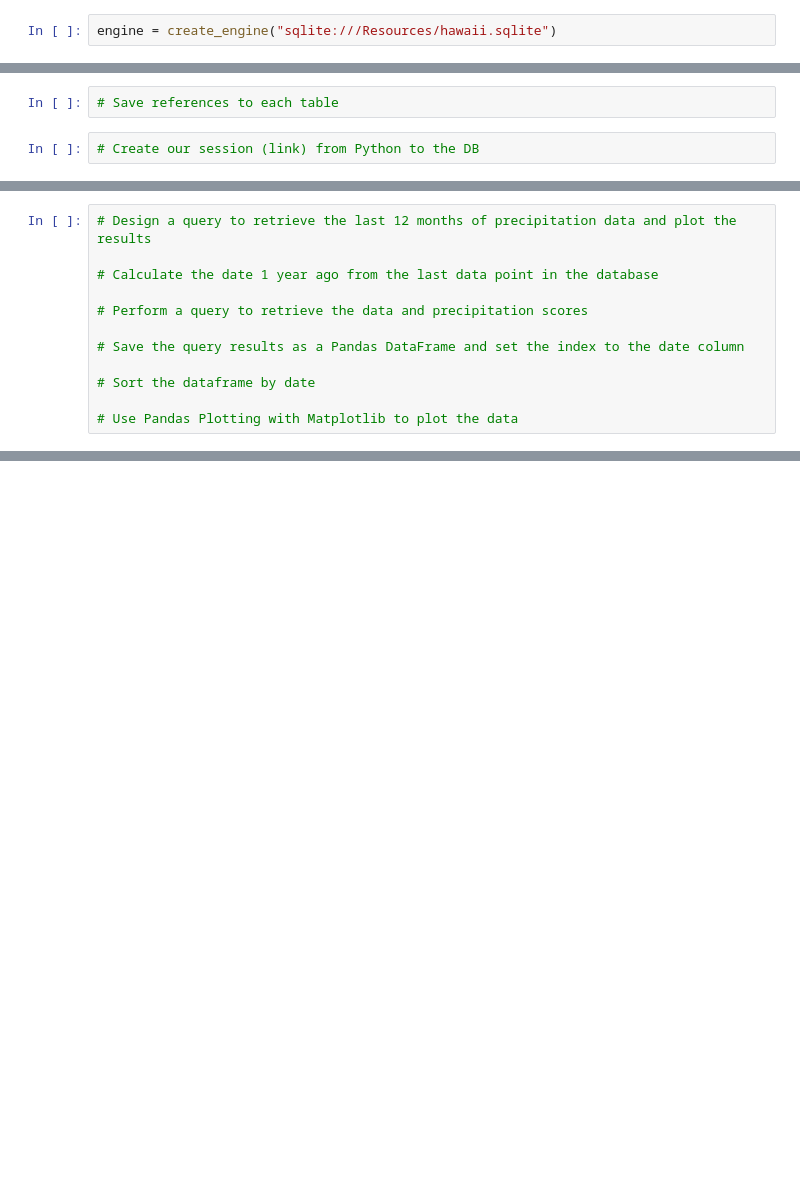
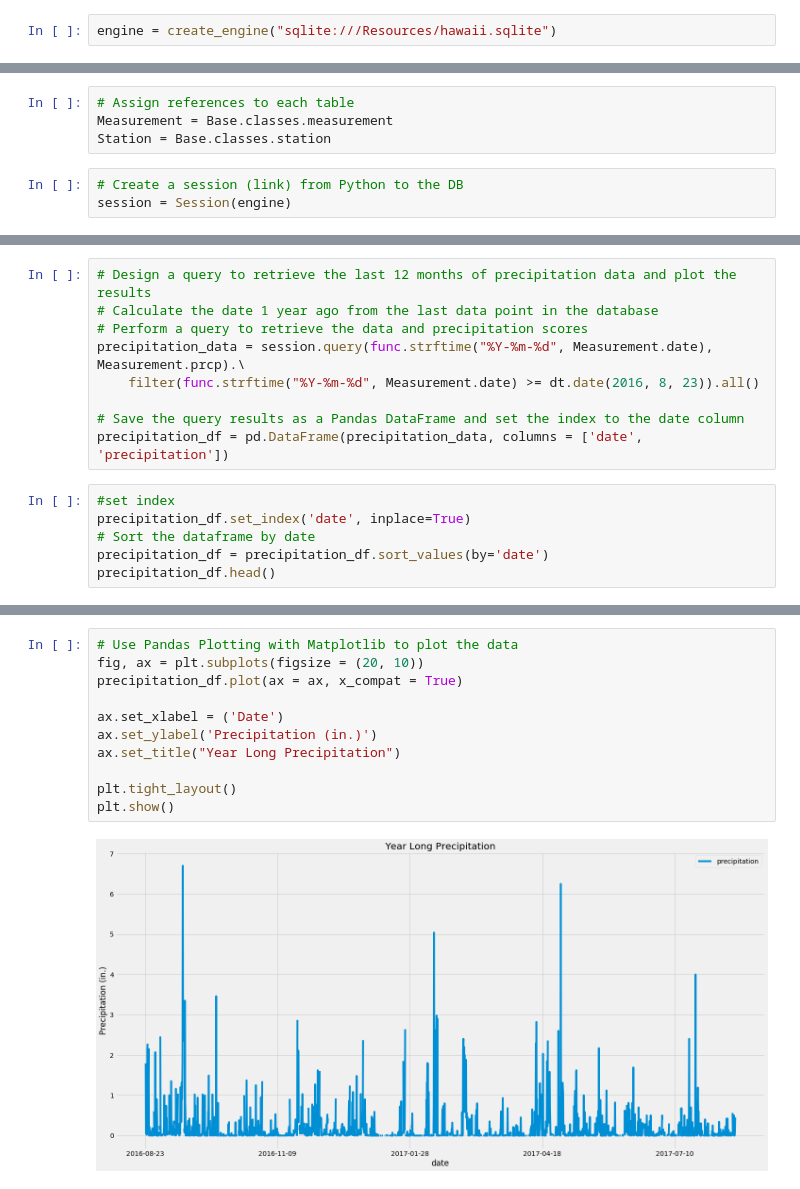
Before and after one commit to AmosJAMcLovin/sqlalchemy-challenge, a Jupyter notebook: climate_app.ipynb, the cells around one changed output, grey strips where cells are left out. Drawn from its saved outputs; the diff is of its cells as text; blank space fills up the shorter version.

```diff
--- a/climate_app.ipynb
+++ b/climate_app.ipynb
@@ -24,4 +31,7 @@ engine = create_engine("sqlite:///Resources/hawaii.sqlite")
 # %%
-# Save references to each table
+# Assign references to each table
+Measurement = Base.classes.measurement
+Station = Base.classes.station
 # %%
-# Create our session (link) from Python to the DB
+# Create a session (link) from Python to the DB
+session = Session(engine)
@@ -28,12 +46,15 @@ engine = create_engine("sqlite:///Resources/hawaii.sqlite")
 # %%
 # Design a query to retrieve the last 12 months of precipitation data and plot the results
-
 # Calculate the date 1 year ago from the last data point in the database
-
 # Perform a query to retrieve the data and precipitation scores
+precipitation_data = session.query(func.strftime("%Y-%m-%d", Measurement.date), Measurement.prcp).\
+    filter(func.strftime("%Y-%m-%d", Measurement.date) >= dt.date(2016, 8, 23)).all()
 
 # Save the query results as a Pandas DataFrame and set the index to the date column
-
-# Sort the dataframe by date
-
-# Use Pandas Plotting with Matplotlib to plot the data
+precipitation_df = pd.DataFrame(precipitation_data, columns = ['date', 'precipitation'])
+# %%
+#set index
+precipitation_df.set_index('date', inplace=True)
+# Sort the dataframe by date
+precipitation_df = precipitation_df.sort_values(by='date')
+precipitation_df.head()
@@ -40,2 +69,15 @@ engine = create_engine("sqlite:///Resources/hawaii.sqlite")
+# %%
+# Use Pandas Plotting with Matplotlib to plot the data
+fig, ax = plt.subplots(figsize = (20, 10))
+precipitation_df.plot(ax = ax, x_compat = True)
+
+ax.set_xlabel = ('Date')
+ax.set_ylabel('Precipitation (in.)')
+ax.set_title("Year Long Precipitation")
+
+plt.tight_layout()
+plt.show()
+# %% [output]
+[figure, added]
 # %%
 # Use Pandas to calcualte the summary statistics for the precipitation data
```
Also changed, not shown: parts of 13 cells of this notebook.
